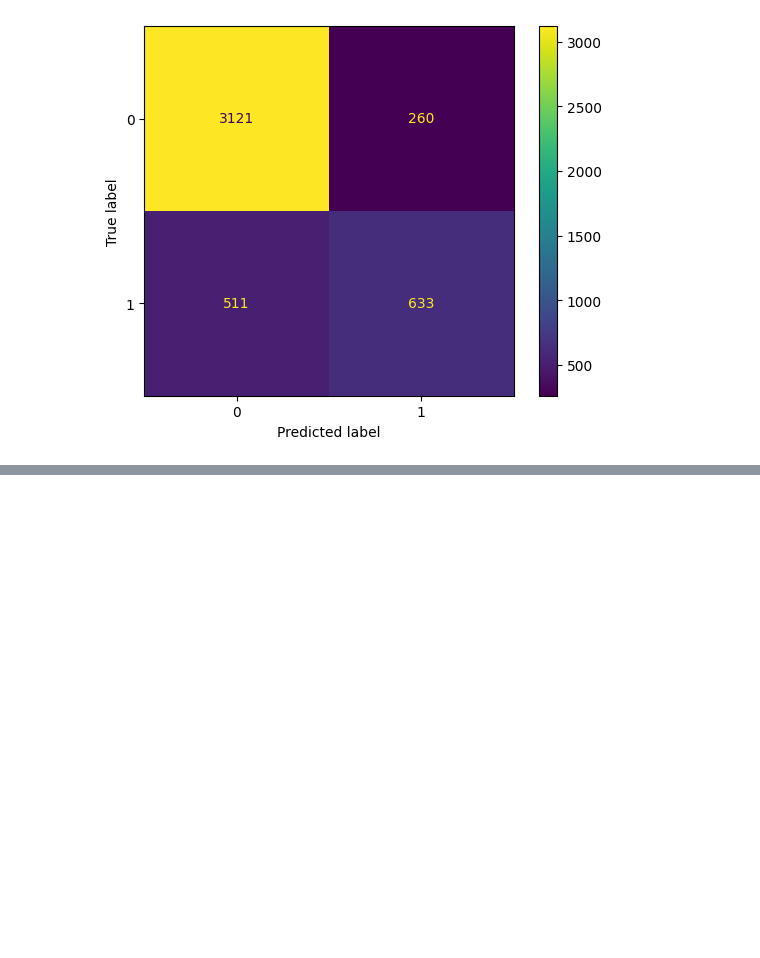
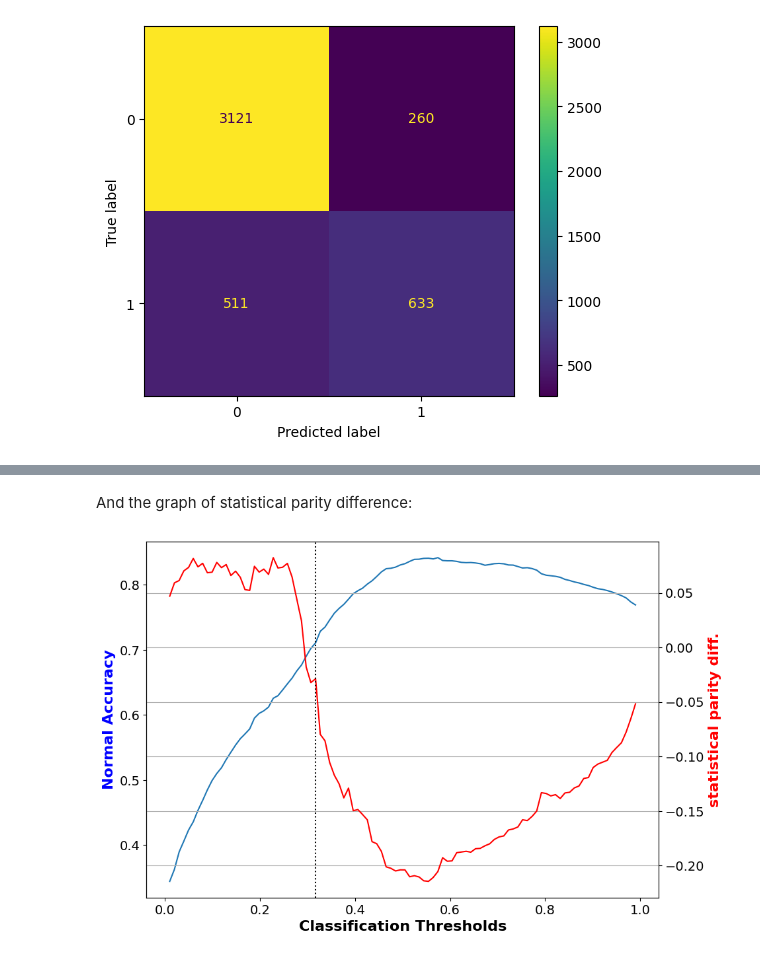
Before and after one commit to stef4k/responsible-data-science-project, a Jupyter notebook: wf-fairness-02.ipynb, the cells around one changed output, grey strips where cells are left out. Saved outputs shown, nothing was run; the diff lists cells and outputs as text; code cells hidden in the pictures; blank space fills up the shorter version.

```diff
--- a/wf-fairness-02.ipynb
+++ b/wf-fairness-02.ipynb
@@ -575,0 +641,5 @@ Test: TP=633, TN=3121, FP=260, FN=511
+# %%
+dataset_transf_test_pred = dataset_fair_test.copy(deepcopy=True)
+X_test = dataset_transf_test_pred.features
+y_test = dataset_transf_test_pred.labels
+dataset_transf_test_pred.scores = model_fair_reweighted_stat_parity.predict_proba(X_test)[:,pos_ind].reshape(-1,1)
@@ -575,0 +683,23 @@ Test: TP=633, TN=3121, FP=260, FN=511
+# %%
+print(" Predictions from transformed testing data")
+bal_acc_arr_transf = []
+stat_parity_diff_tranf = []
+
+print("Classification threshold used = %.4f" % best_class_thresh)
+for thresh in tqdm(class_thresh_arr):
+
+    if thresh == best_class_thresh:
+        disp = True
+    else:
+        disp = False
+
+    fav_inds = dataset_transf_test_pred.scores > thresh
+    dataset_transf_test_pred.labels[fav_inds] = dataset_transf_test_pred.favorable_label
+    dataset_transf_test_pred.labels[~fav_inds] = dataset_transf_test_pred.unfavorable_label
+
+    metric_test_aft = compute_metrics(dataset_fair_test, dataset_transf_test_pred,
+                                      unprivileged_groups, privileged_groups,
+                                      disp = disp)
+
+    bal_acc_arr_transf.append(metric_test_aft["Normal accuracy"])
+    stat_parity_diff_tranf.append(metric_test_aft["Statistical parity difference"])
@@ -575,0 +716,19 @@ Test: TP=633, TN=3121, FP=260, FN=511
+# %% [markdown]
+And the graph of statistical parity difference:
+# %%
+fig, ax1 = plt.subplots(figsize=(10,7))
+ax1.plot(class_thresh_arr, bal_acc_arr_transf)
+ax1.set_xlabel('Classification Thresholds', fontsize=16, fontweight='bold')
+ax1.set_ylabel('Normal Accuracy', color='b', fontsize=16, fontweight='bold')
+ax1.xaxis.set_tick_params(labelsize=14)
+ax1.yaxis.set_tick_params(labelsize=14)
+
+
+ax2 = ax1.twinx()
+ax2.plot(class_thresh_arr, stat_parity_diff_tranf, color='r')
+ax2.set_ylabel('statistical parity diff.', color='r', fontsize=16, fontweight='bold')
+ax2.axvline(best_class_thresh, color='k', linestyle=':')
+ax2.yaxis.set_tick_params(labelsize=14)
+ax2.grid(True)
+# %% [output]
+[figure, added]
```
Also changed, not shown: parts of 13 cells of this notebook.
